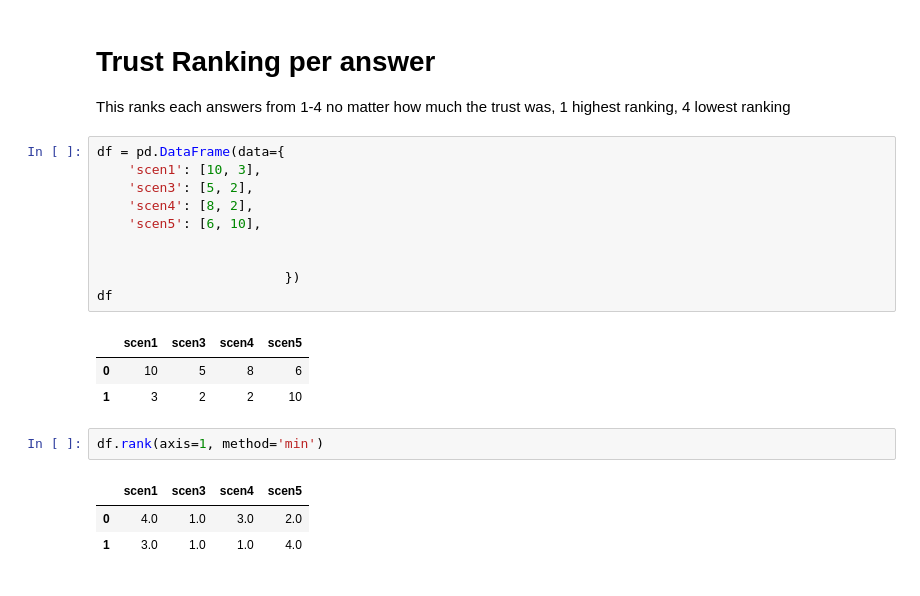
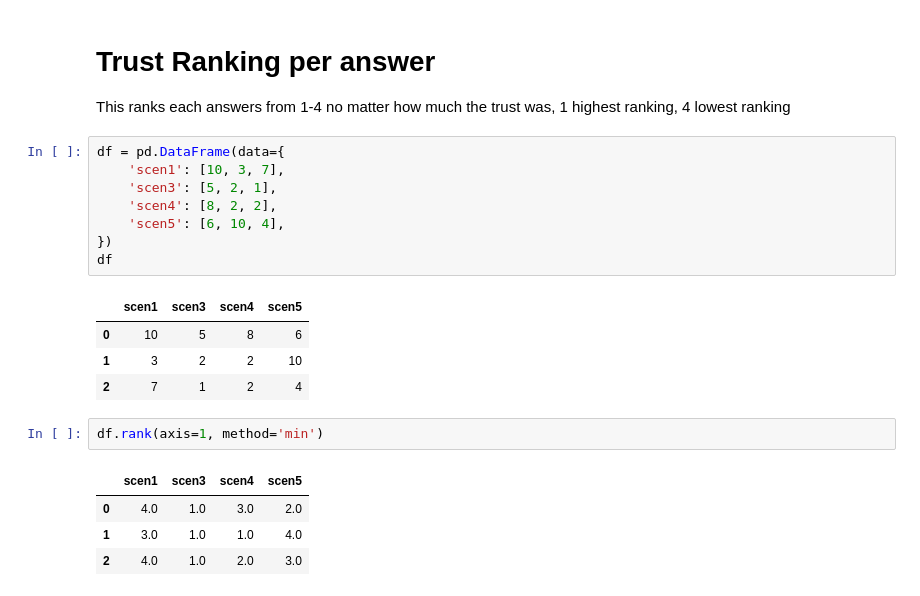
Before and after one commit to isabelladegen/elf, a Jupyter notebook: Isabellas-Notebook.ipynb, the cells around one changed output. Saved outputs shown, nothing was run; the diff lists cells and outputs as text.

```diff
--- a/Isabellas-Notebook.ipynb
+++ b/Isabellas-Notebook.ipynb
@@ -33,21 +44,21 @@ raw_data
 This ranks each answers from 1-4 no matter how much the trust was, 1 highest ranking, 4 lowest ranking
 # %%
 df = pd.DataFrame(data={
-    'scen1': [10, 3],
-    'scen3': [5, 2],
-    'scen4': [8, 2],
-    'scen5': [6, 10],
-
-
-                        })
+    'scen1': [10, 3, 7],
+    'scen3': [5, 2, 1],
+    'scen4': [8, 2, 2],
+    'scen5': [6, 10, 4],
+})
 df
 # %% [output]
 |  | scen1 | scen3 | scen4 | scen5 |
 | 0 | 10 | 5 | 8 | 6 |
 | 1 | 3 | 2 | 2 | 10 |
+| 2 | 7 | 1 | 2 | 4 |
 # %%
 df.rank(axis=1, method='min')
 # %% [output]
 |  | scen1 | scen3 | scen4 | scen5 |
 | 0 | 4.0 | 1.0 | 3.0 | 2.0 |
 | 1 | 3.0 | 1.0 | 1.0 | 4.0 |
+| 2 | 4.0 | 1.0 | 2.0 | 3.0 |
```
Also changed, not shown: parts of 14 cells of this notebook, 3 other files.
